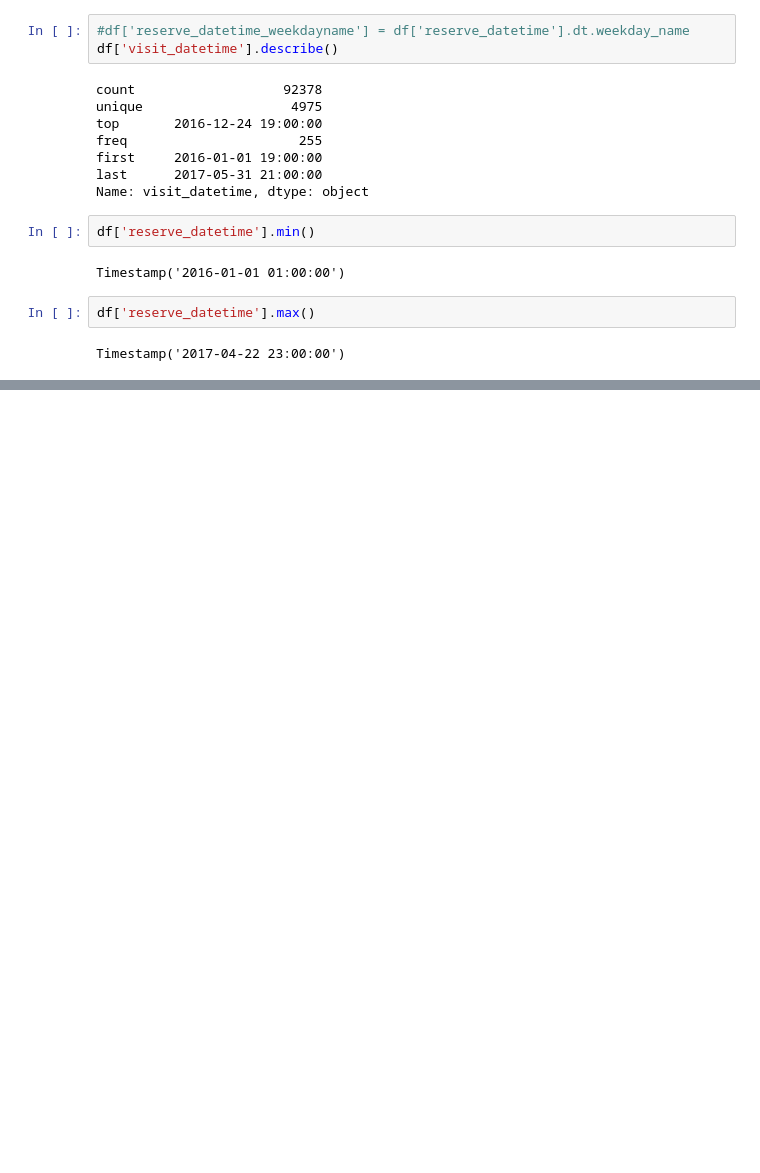
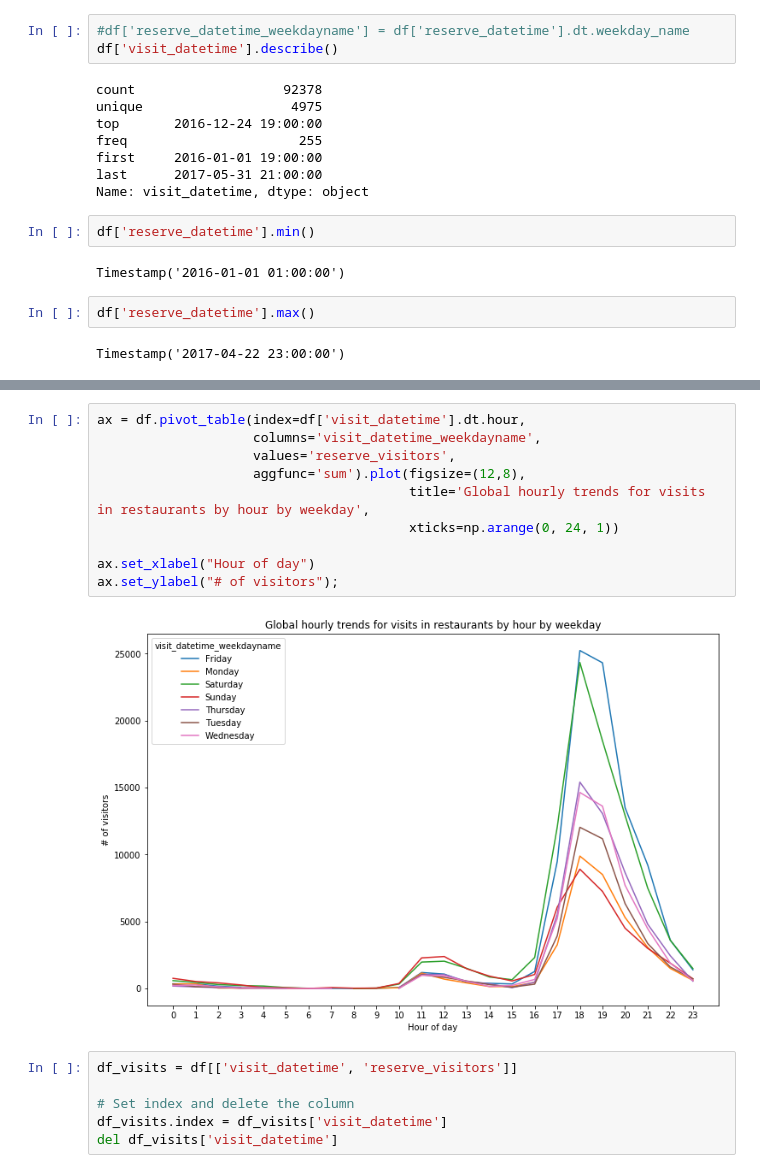
Before and after one commit to galiii/Recruit-Restaurant-Visitor-Forecasting, a Jupyter notebook: data-exploration/air_reserve-exploration.ipynb, the cells around one changed output, grey strips where cells are left out. Drawn from its saved outputs; the diff is of its cells as text; blank space fills up the shorter version.

```diff
--- a/data-exploration/air_reserve-exploration.ipynb
+++ b/data-exploration/air_reserve-exploration.ipynb
@@ -146,0 +190,18 @@ df['reserve_datetime_weekdayname'] = df['reserve_datetime'].dt.weekday_name
+# %%
+ax = df.pivot_table(index=df['visit_datetime'].dt.hour,
+                    columns='visit_datetime_weekdayname',
+                    values='reserve_visitors',
+                    aggfunc='sum').plot(figsize=(12,8),
+                                        title='Global hourly trends for visits in restaurants by hour by weekday',
+                                        xticks=np.arange(0, 24, 1))
+
+ax.set_xlabel("Hour of day")
+ax.set_ylabel("# of visitors");
+# %% [output]
+[figure, added]
+# %%
+df_visits = df[['visit_datetime', 'reserve_visitors']]
+
+# Set index and delete the column
+df_visits.index = df_visits['visit_datetime']
+del df_visits['visit_datetime']
```
Also changed, not shown: parts of 13 cells of this notebook.
